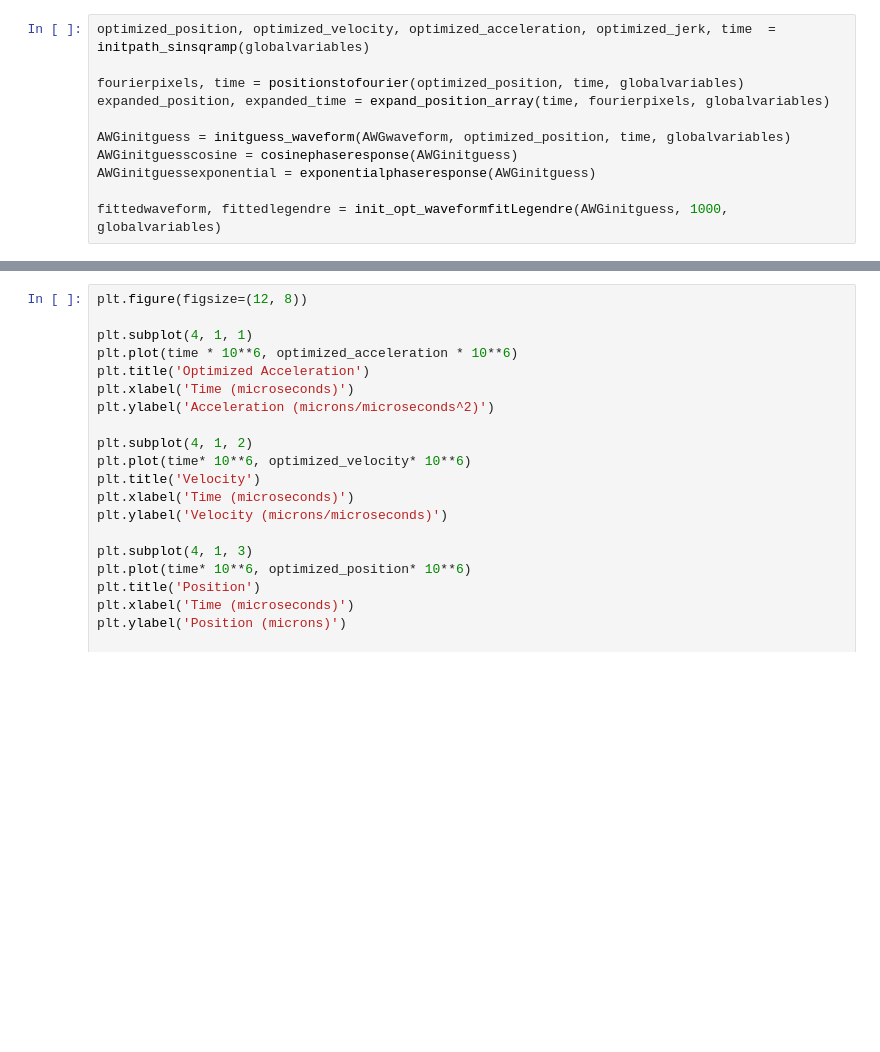
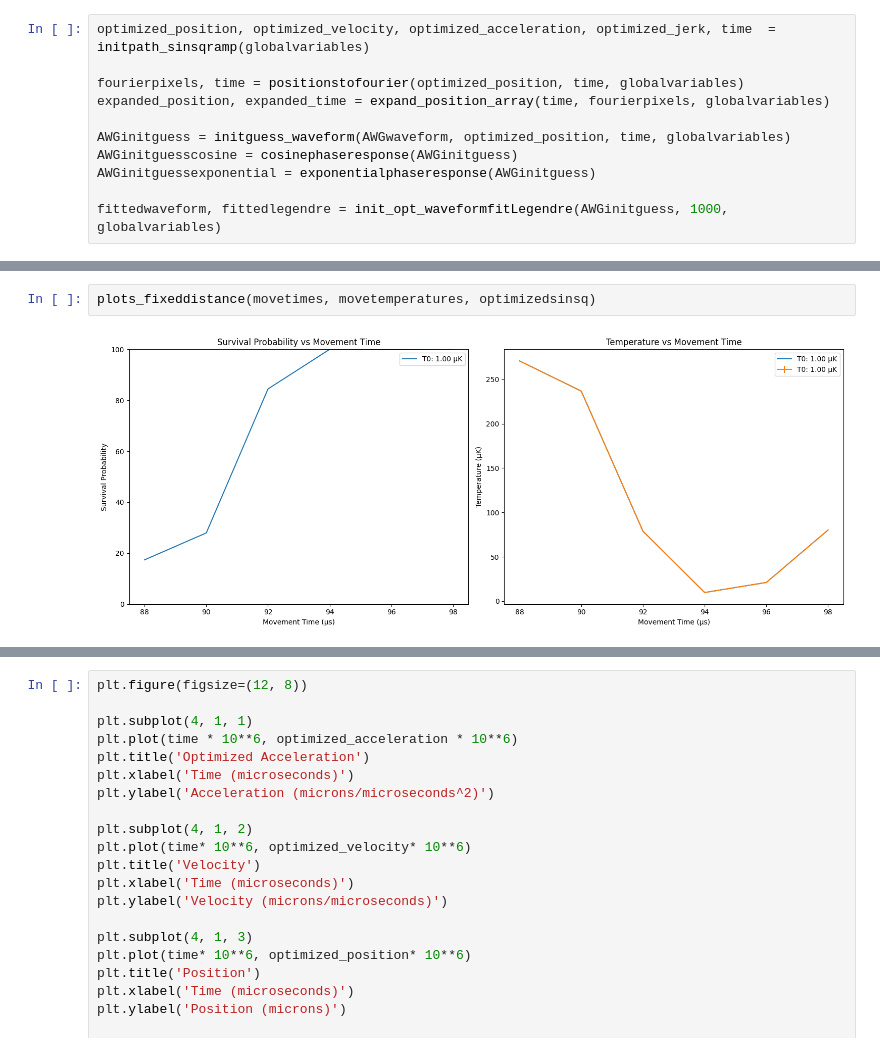
Before and after one commit to nsong03/Ultracold-Research, a Jupyter notebook: TweezerOptimization/AWGwaveformoptimization.ipynb, the cells around one changed output, grey strips where cells are left out. Drawn from its saved outputs; the diff is of its cells as text; blank space fills up the shorter version.

```diff
--- a/TweezerOptimization/AWGwaveformoptimization.ipynb
+++ b/TweezerOptimization/AWGwaveformoptimization.ipynb
@@ -399 +443,5 @@ plots_fixeddistance(movetimes, movetemperatures, notidealsinsq)
+# %%
+plots_fixeddistance(movetimes, movetemperatures, optimizedsinsq)
+# %% [output]
+[figure, added]
 # %%
```
Also changed, not shown: parts of 8 cells of this notebook, 8 other files.
